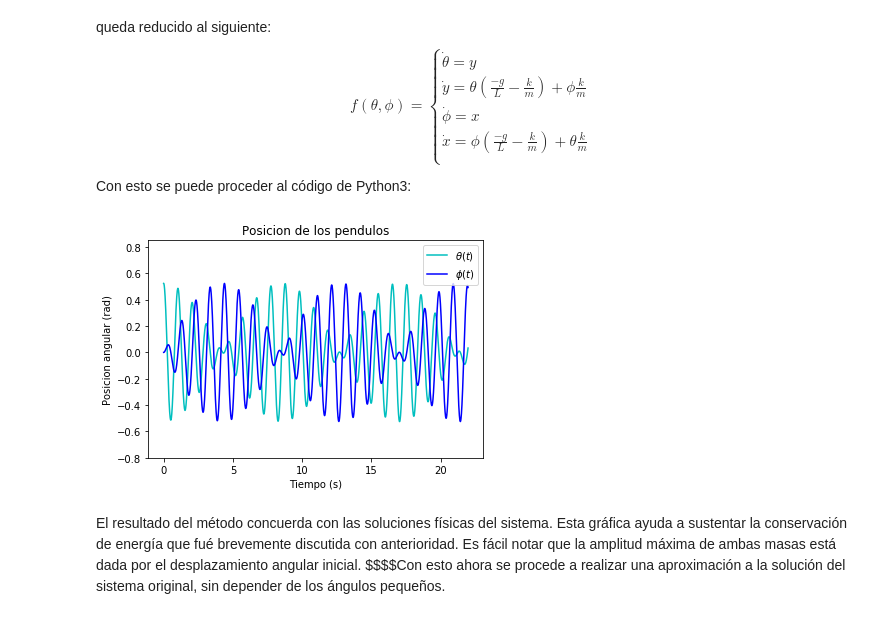
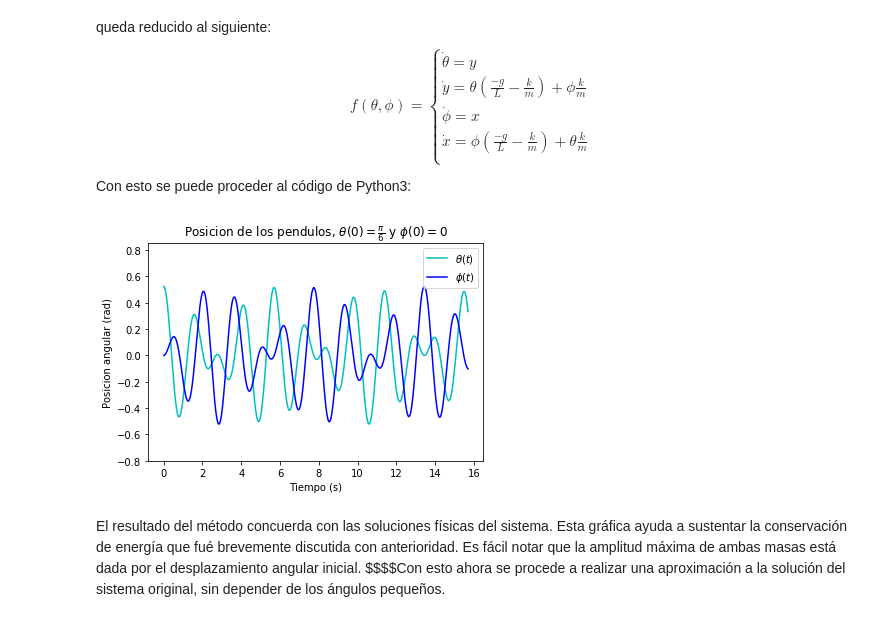
Before and after one commit to marcofuentes05/ProyectoEcuas, a Jupyter notebook: Proyecto.ipynb, the cells around one changed output. Drawn from its saved outputs; the diff is of its cells as text; code cells hidden in the pictures.

```diff
--- a/Proyecto.ipynb
+++ b/Proyecto.ipynb
@@ -95,10 +95,11 @@ Se puede notar que ambas soluciones tienen la misma forma, pero con una frecuenc
 # %%
 import math
 import numpy as np
+%matplotlib inline
 import matplotlib.pyplot as plt
 
 m = 0.2
-l = 0.3
+l = 0.915
 g = 9.8
 k = 0.9
 
@@ -245,26 +246,25 @@ def RungeKutta(thetadot, ydot, phidot, xdot,tI, thetai, yi, phii, xi, tF, h):
 # %%
 import math
 import numpy as np
 import matplotlib.pyplot as plt
 
 m = 0.2
-l = 0.3
+l = 0.915
 g = 9.8
 k = 0.9
 
 
 #Se hace una llamada al metodo y se almacenan los resultados en los arreglos t, theta, y phi
-t,theta,phi = RungeKutta(thetadot, ydot, phidot,xdot,0,3.14/6,0,0,0,7*3.14,0.0001)
-
+t,theta,phi = RungeKutta(thetadot, ydot, phidot,xdot,0,3.14/6,0,0,0,5*3.14,0.0001)
 #Se muestran resultados
 plt. plot(t, theta,'c',label='$\\theta(t)$')
 plt.plot(t, phi,'b',label='$\\phi(t)$')
 plt.ylabel('Posicion angular (rad)')
 plt.xlabel('Tiempo (s)')
-plt.title('Posicion de los pendulos')
+plt.title('Posicion de los pendulos, $\\theta(0) = \\frac{\pi}{6}$ y $\\phi(0) = 0$')
 plt.legend(loc='upper right')
 plt.ylim(-.8,0.85)
 plt.show()
 # %% [output]
-[figure, old version]
+[figure, new version]
 # %% [markdown]
```
Also changed, not shown: parts of 13 cells of this notebook, 8 other files.
